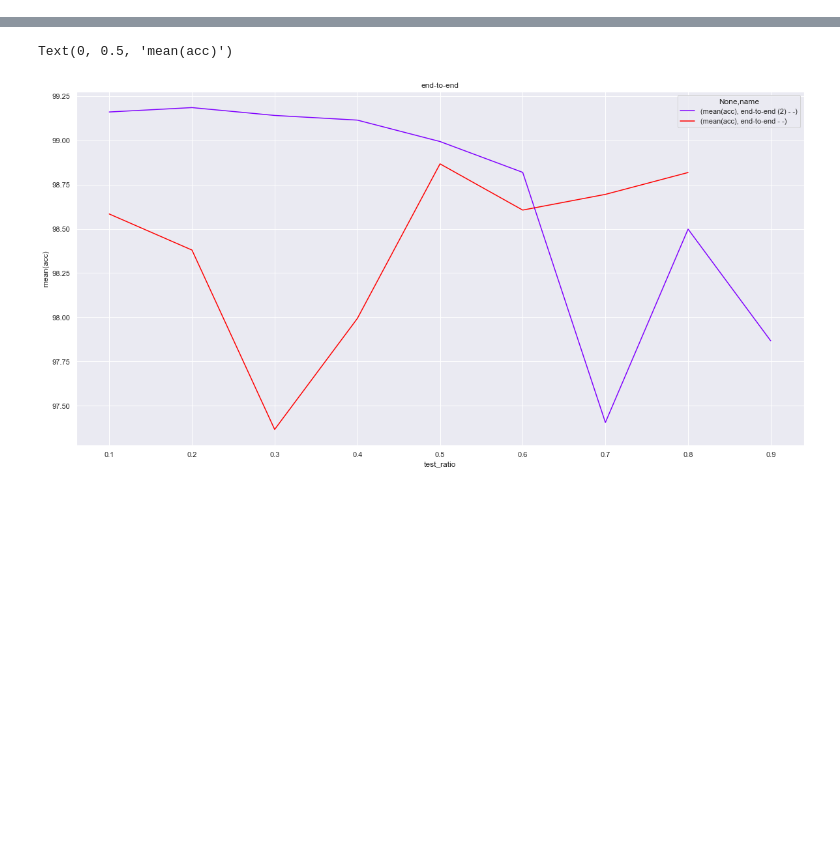
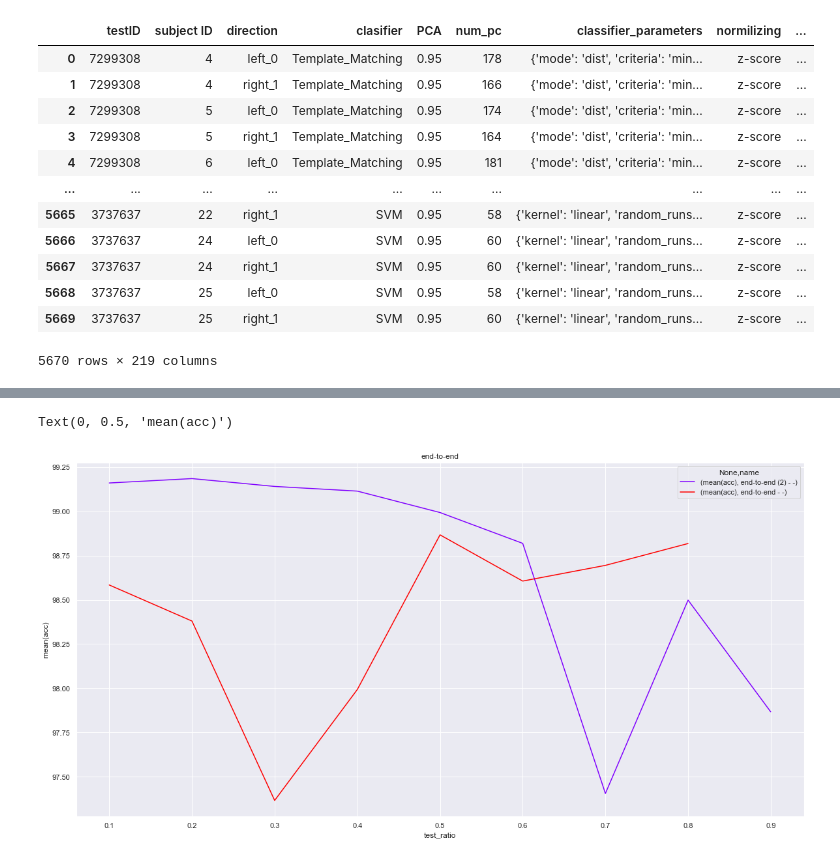
Before and after one commit to SKazemii/master-project, a Jupyter notebook: Codes/noteBook.ipynb, the cells around one changed output, grey strips where cells are left out. Saved outputs shown, nothing was run; the diff lists cells and outputs as text; code cells hidden in the pictures; blank space fills up the shorter version.

```diff
--- a/Codes/noteBook.ipynb
+++ b/Codes/noteBook.ipynb
@@ -24,0 +21,18 @@ if x is True:
+# %%
+e = pd.read_excel(r"C:\Project\master-project\results\Result.xlsx")
+e.drop("Unnamed: 0",  axis=1, inplace=True)
+e
+# %% [output]
+|  | testID | subject ID | direction | clasifier | PCA | num_pc | classifier_parameters | normilizing | ... |
+| 0 | 7299308 | 4 | left_0 | Template_Matching | 0.95 | 178 | {'mode': 'dist', 'criteria': 'min... | z-score | ... |
+| 1 | 7299308 | 4 | right_1 | Template_Matching | 0.95 | 166 | {'mode': 'dist', 'criteria': 'min... | z-score | ... |
+| 2 | 7299308 | 5 | left_0 | Template_Matching | 0.95 | 174 | {'mode': 'dist', 'criteria': 'min... | z-score | ... |
+| 3 | 7299308 | 5 | right_1 | Template_Matching | 0.95 | 164 | {'mode': 'dist', 'criteria': 'min... | z-score | ... |
+| 4 | 7299308 | 6 | left_0 | Template_Matching | 0.95 | 181 | {'mode': 'dist', 'criteria': 'min... | z-score | ... |
+| ... | ... | ... | ... | ... | ... | ... | ... | ... | ... |
+| 5665 | 3737637 | 22 | right_1 | SVM | 0.95 | 58 | {'kernel': 'linear', 'random_runs... | z-score | ... |
+| 5666 | 3737637 | 24 | left_0 | SVM | 0.95 | 60 | {'kernel': 'linear', 'random_runs... | z-score | ... |
+| 5667 | 3737637 | 24 | right_1 | SVM | 0.95 | 60 | {'kernel': 'linear', 'random_runs... | z-score | ... |
+| 5668 | 3737637 | 25 | left_0 | SVM | 0.95 | 58 | {'kernel': 'linear', 'random_runs... | z-score | ... |
+| 5669 | 3737637 | 25 | right_1 | SVM | 0.95 | 60 | {'kernel': 'linear', 'random_runs... | z-score | ... |
+5670 rows × 219 columns
```
Also changed, not shown: parts of 6 cells of this notebook, 3 other files.
